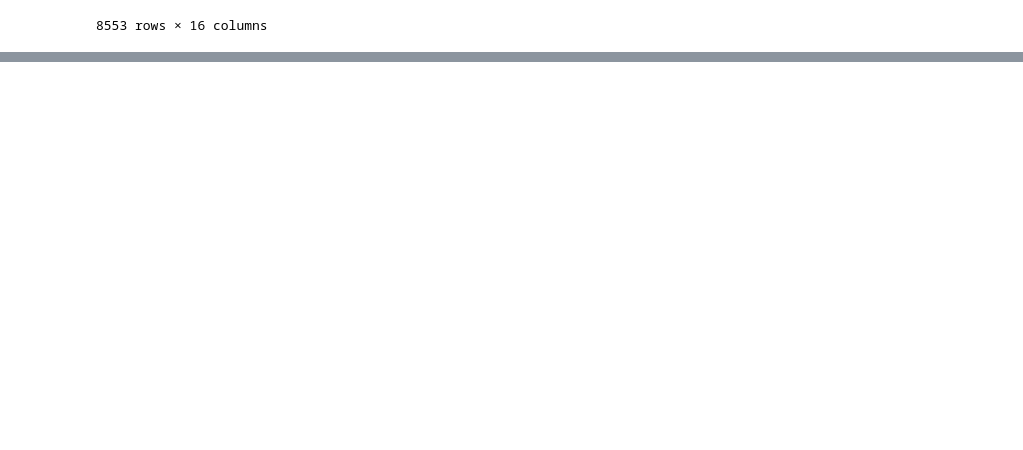
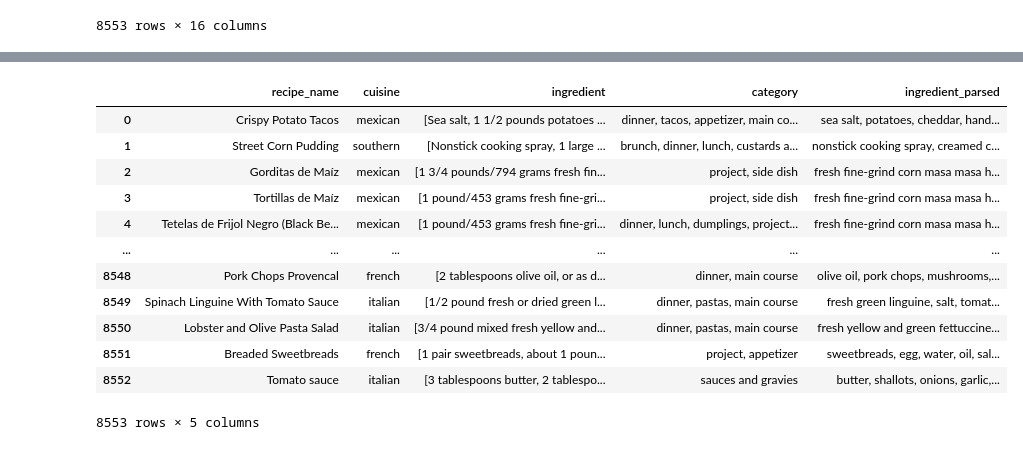
Before and after one commit to clintonlau/TOMT, a Jupyter notebook: explore/feature_engineering_nytc.ipynb, the cells around one changed output, grey strips where cells are left out. Cells and saved outputs as stored; diff of their text form; code cells hidden in the pictures; blank space fills up the shorter version.

```diff
--- a/explore/nytc_eda.ipynb
+++ b/explore/feature_engineering_nytc.ipynb
@@ -244,0 +216,5 @@ parse_multiple_ingredients(ingredients)
+# %%
+parsed_ingredients = parse_multiple_ingredients(ingredients)
+display(parsed_ingredients)
+parsed_ingredients = [i['name'] for i in parsed_ingredients if i['name'] != '']
+display(parsed_ingredients)
@@ -244,0 +254,5 @@ parse_multiple_ingredients(ingredients)
+# %%
+def ingredient_parser(ingredients):
+    parsed_ingredients = parse_multiple_ingredients(ingredients)
+    parsed_ingredients = [i['name'] for i in parsed_ingredients if i['name'] != '']
+    return ', '.join(parsed_ingredients).lower()
@@ -244,0 +263,2 @@ parse_multiple_ingredients(ingredients)
+# %%
+feature_set['ingredient_parsed'] = feature_set['ingredient'].apply(lambda x: ingredient_parser(x))
@@ -244,0 +271,16 @@ parse_multiple_ingredients(ingredients)
+# %%
+feature_set
+# %% [output]
+|  | recipe_name | cuisine | ingredient | category | ingredient_parsed |
+| 0 | Crispy Potato Tacos | mexican | [Sea salt, 1 1/2 pounds potatoes ... | dinner, tacos, appetizer, main co... | sea salt, potatoes, cheddar, hand... |
+| 1 | Street Corn Pudding | southern | [Nonstick cooking spray, 1 large ... | brunch, dinner, lunch, custards a... | nonstick cooking spray, creamed c... |
+| 2 | Gorditas de Maíz | mexican | [1 3/4 pounds/794 grams fresh fin... | project, side dish | fresh fine-grind corn masa masa h... |
+| 3 | Tortillas de Maíz | mexican | [1 pound/453 grams fresh fine-gri... | project, side dish | fresh fine-grind corn masa masa h... |
+| 4 | Tetelas de Frijol Negro (Black Be... | mexican | [1 pound/453 grams fresh fine-gri... | dinner, lunch, dumplings, project... | fresh fine-grind corn masa masa h... |
+| ... | ... | ... | ... | ... | ... |
+| 8548 | Pork Chops Provencal | french | [2 tablespoons olive oil, or as d... | dinner, main course | olive oil, pork chops, mushrooms,... |
+| 8549 | Spinach Linguine With Tomato Sauce | italian | [1/2 pound fresh or dried green l... | dinner, pastas, main course | fresh green linguine, salt, tomat... |
+| 8550 | Lobster and Olive Pasta Salad | italian | [3/4 pound mixed fresh yellow and... | dinner, pastas, main course | fresh yellow and green fettuccine... |
+| 8551 | Breaded Sweetbreads | french | [1 pair sweetbreads, about 1 poun... | project, appetizer | sweetbreads, egg, water, oil, sal... |
+| 8552 | Tomato sauce | italian | [3 tablespoons butter, 2 tablespo... | sauces and gravies | butter, shallots, onions, garlic,... |
+8553 rows × 5 columns
```
Also changed, not shown: parts of 12 cells of this notebook, 4 other files.
